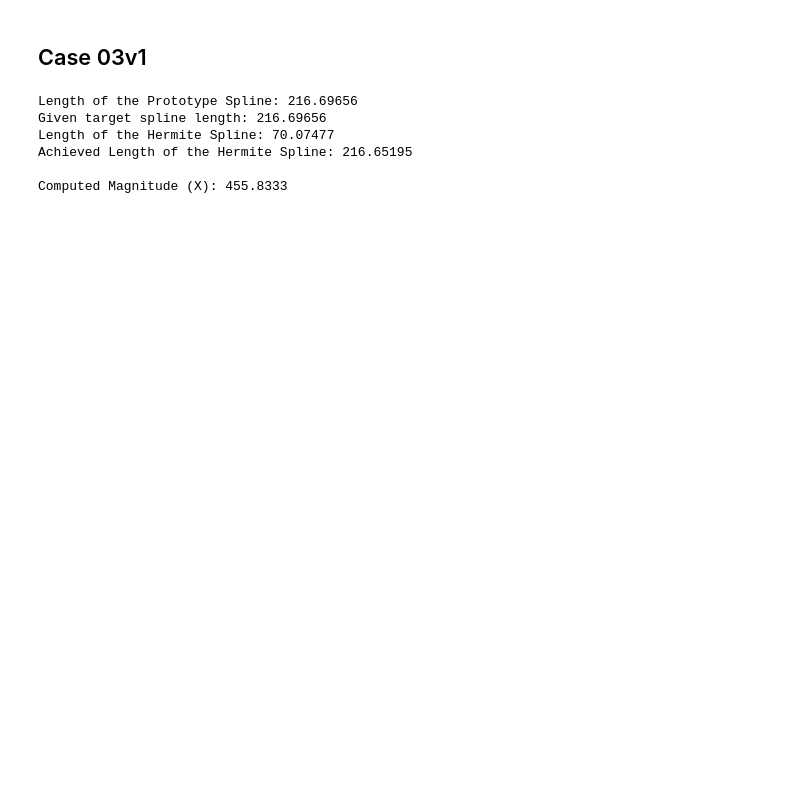
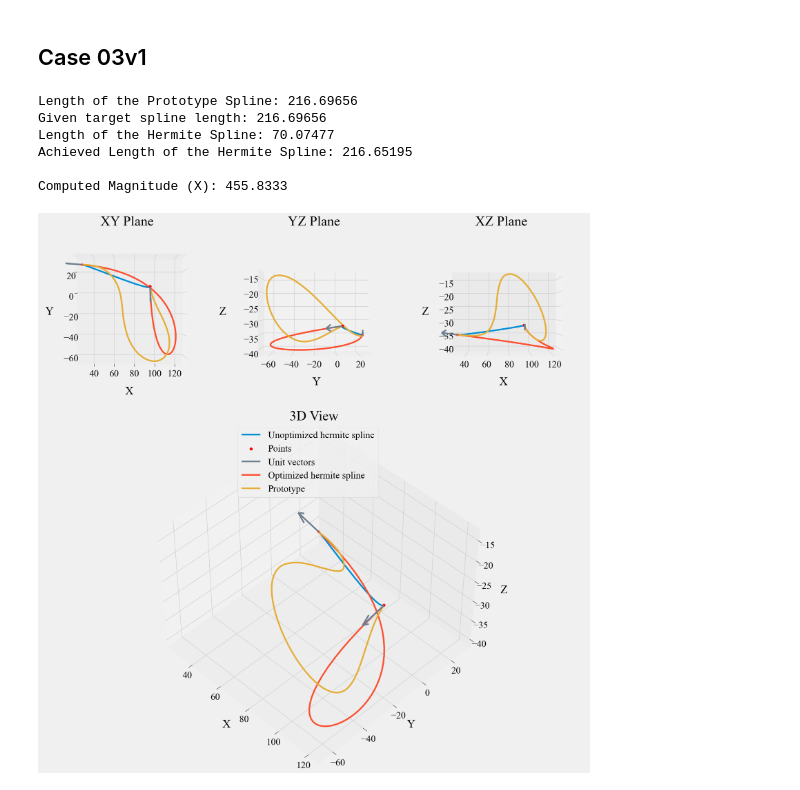
Before and after one commit to pranavduraisamy/spline-valeo, a Jupyter notebook: hermite/04-case-compare-prototype.ipynb, the cells around one changed output. Cells and saved outputs as stored; diff of their text form; code cells hidden in the pictures; blank space fills up the shorter version.

```diff
--- a/hermite/04-case-compare-prototype.ipynb
+++ b/hermite/04-case-compare-prototype.ipynb
@@ -98,31 +100,32 @@ u0=df.iloc[8,2:].values.astype(float)    # Unit Vector @ Point0
 u1=df.iloc[9,2:].values.astype(float)    # Unit Vector @ Point1
 m0=df.iloc[2,1]                          # Magnitude for Vector1
 m1=df.iloc[3,1]                          # Magnitude for Vector2
 u0_init=u0*m0
 u1_init=u1*m1
 spl=utils.hermite(p0, p1, u0_init, u1_init,num_points=51)
 
 tgt=utils.length(prt.values)             # Target spline length
 
 obj_fn=lambda x: utils.length(utils.hermite(p0,p1,x*u0,x*u1)) - tgt
 sol=optimize.root_scalar(obj_fn, bracket=[0, tgt*3], method='brentq')
 solx=sol.root
 u0_final=solx*u0
 u1_final=solx*u1
 spl=utils.hermite(p0,p1,u0_init,u1_init,num_points=51)
 spl_tgt=utils.hermite(p0,p1,u0_final,u1_final,num_points=51)
 
 print(f'Length of the Prototype Spline: {utils.length(prt.values):.5f}')
 print(f'Given target spline length: {tgt:.5f}')
 print(f'Length of the Hermite Spline: {utils.length(spl.astype(float)):.5f}')
 print(f'Achieved Length of the Hermite Spline: {utils.length(spl_tgt.astype(float)):.5f}')
 print(f'\nComputed Magnitude (X): {solx:.4f}')
 
-utils.plotter(spl,p0,p1,u0_init,u1_init,tgt=spl_tgt,prt=prt.values,cne=6,intr='d')
+utils.plotter(spl,p0,p1,u0_init,u1_init,tgt=spl_tgt,prt=prt.values,cne=6,intr='s',tgt_label='Optimized hermite spline')
 # %% [output]
 Length of the Prototype Spline: 216.69656
 Given target spline length: 216.69656
 Length of the Hermite Spline: 70.07477
 Achieved Length of the Hermite Spline: 216.65195
 
 Computed Magnitude (X): 455.8333
+[figure, added]
```
Also changed, not shown: parts of 2 cells of this notebook, 1 other file.
